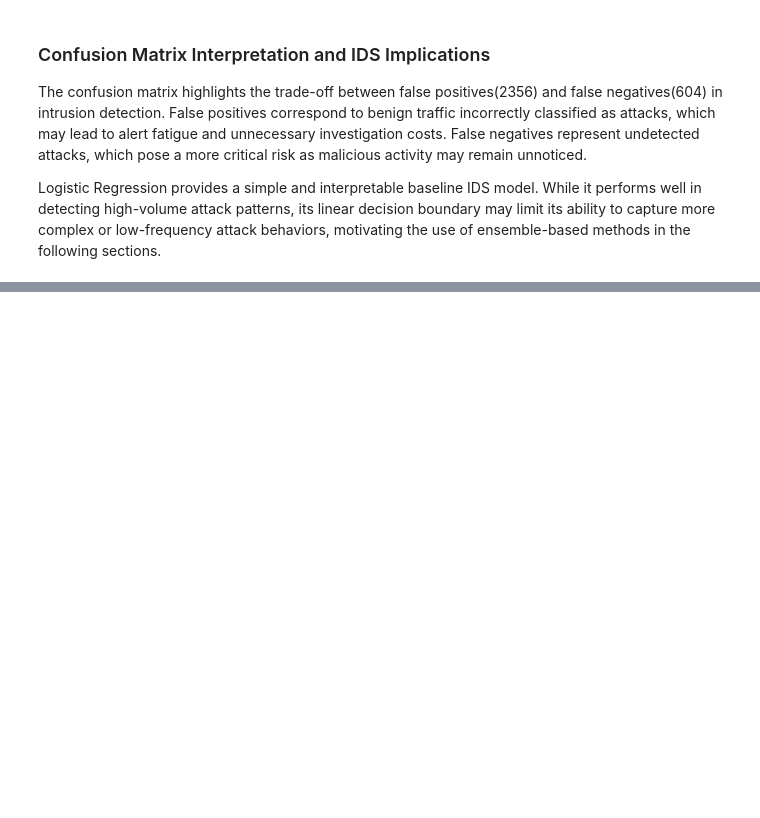
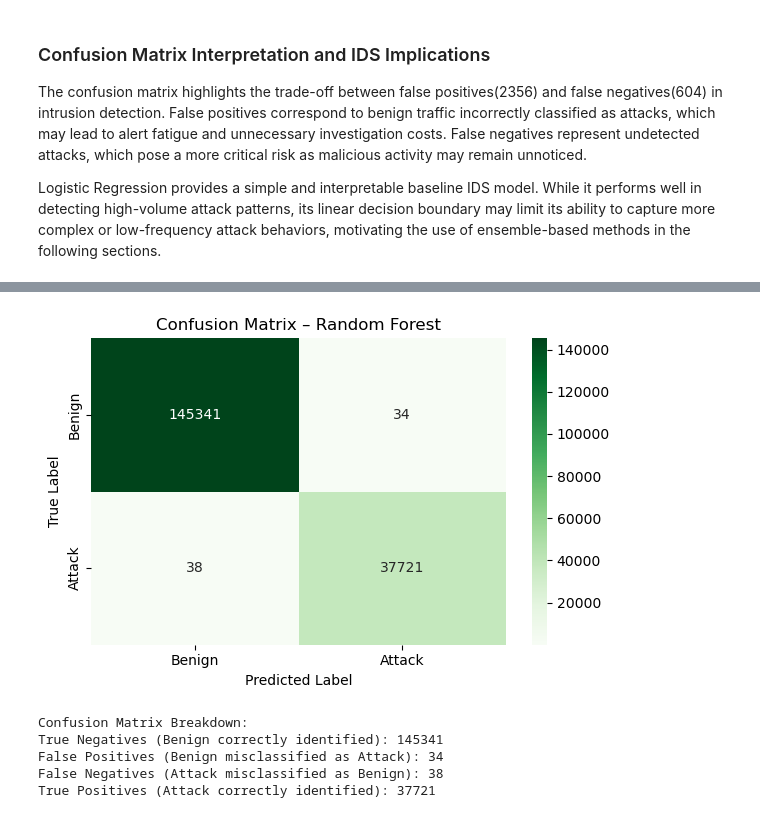
Before and after one commit to ANKOI12/INF6422E---Advanced-Concepts-in-Computer-Security, a Jupyter notebook: Notebook - Lab 1 - INF6422E - 2487137 - 2421549.ipynb, the cells around one changed output, grey strips where cells are left out. Saved outputs shown, nothing was run; the diff lists cells and outputs as text; code cells hidden in the pictures; blank space fills up the shorter version.

```diff
--- a/Notebook - Lab 1 - INF6422E - 2487137 - 2421549.ipynb
+++ b/Notebook - Lab 1 - INF6422E - 2487137 - 2421549.ipynb
@@ -310,0 +399,37 @@ Logistic Regression provides a simple and interpretable baseline IDS model. Whil
+# %%
+# Confusion Matrix for Random Forest
+from sklearn.metrics import confusion_matrix
+import matplotlib.pyplot as plt
+import seaborn as sns
+
+cm_rf = confusion_matrix(y_test, y_test_pred_rf, labels=["Benign", "Attack"])
+
+plt.figure(figsize=(6, 4))
+sns.heatmap(
+    cm_rf,
+    annot=True,
+    fmt="d",
+    cmap="Greens",
+    xticklabels=["Benign", "Attack"],
+    yticklabels=["Benign", "Attack"]
+)
+plt.xlabel("Predicted Label")
+plt.ylabel("True Label")
+plt.title("Confusion Matrix – Random Forest")
+plt.tight_layout()
+plt.show()
+
+# Extract confusion matrix values
+tn, fp, fn, tp = cm_rf.ravel()
+print(f"\nConfusion Matrix Breakdown:")
+print(f"True Negatives (Benign correctly identified): {tn}")
+print(f"False Positives (Benign misclassified as Attack): {fp}")
+print(f"False Negatives (Attack misclassified as Benign): {fn}")
+print(f"True Positives (Attack correctly identified): {tp}")
+# %% [output]
+[figure, added]
+Confusion Matrix Breakdown:
+True Negatives (Benign correctly identified): 145341
+False Positives (Benign misclassified as Attack): 34
+False Negatives (Attack misclassified as Benign): 38
+True Positives (Attack correctly identified): 37721
```
Also changed, not shown: parts of 13 cells of this notebook.
